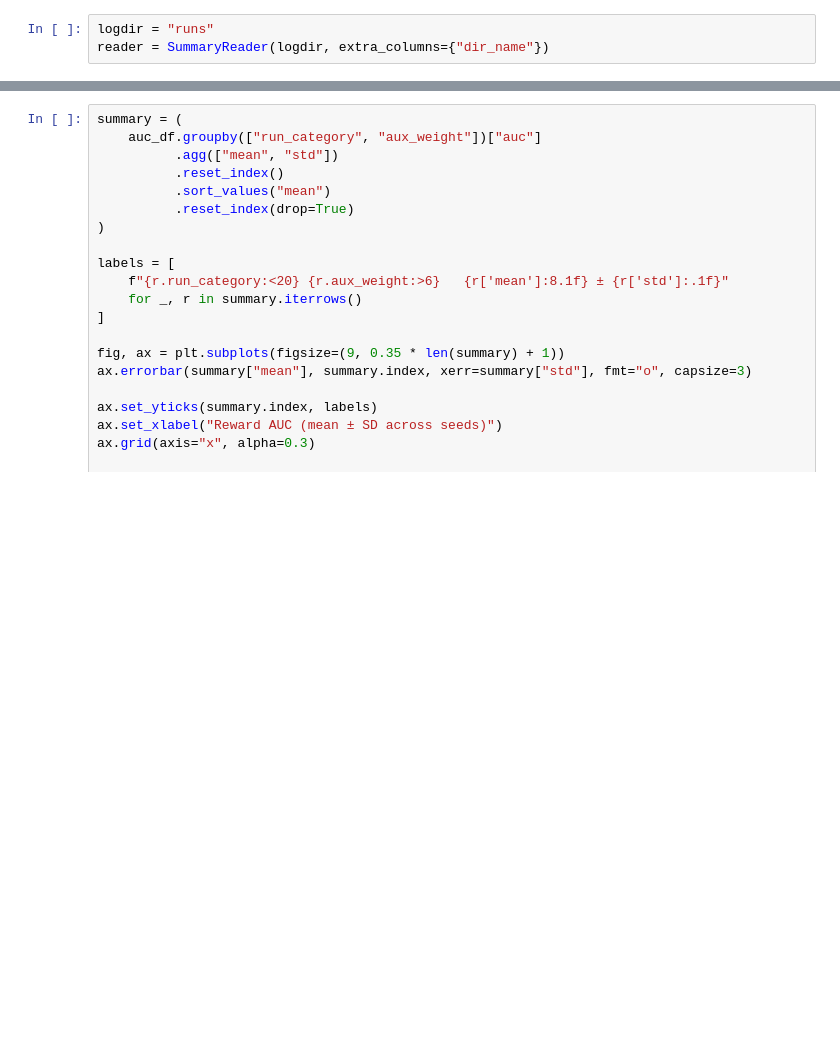
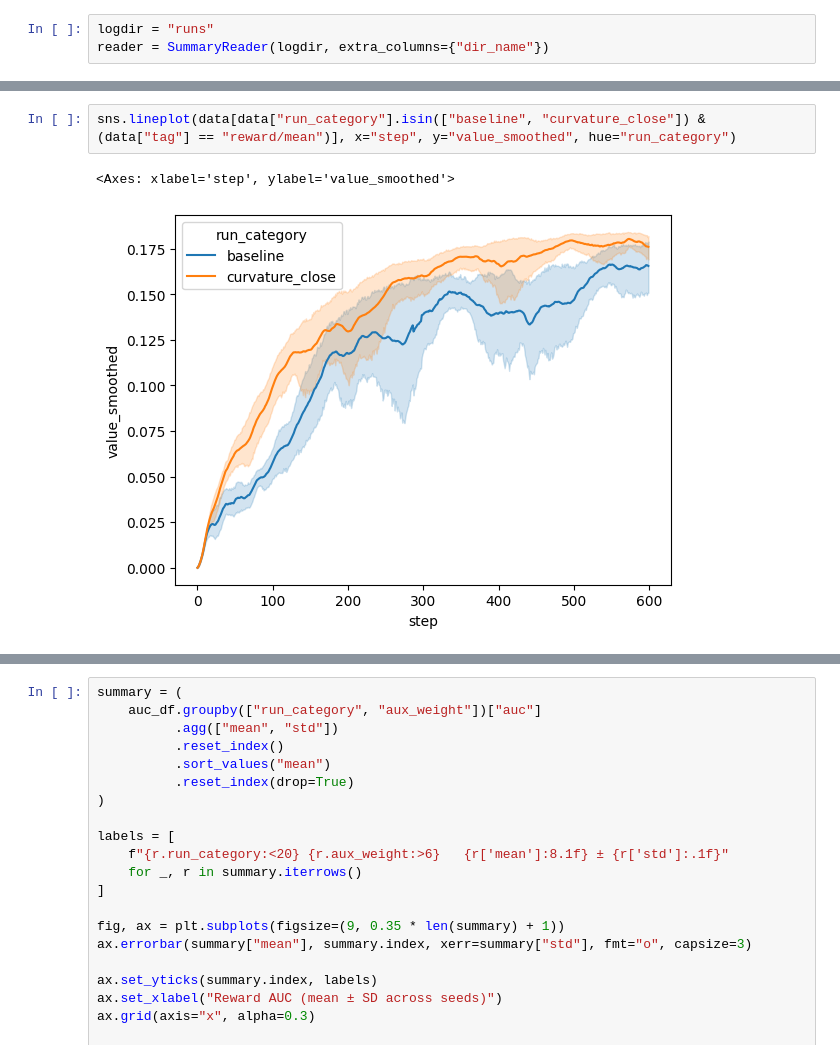
Before and after one commit to jacquesamsel/skripsie, a Jupyter notebook: view_tensorboard.ipynb, the cells around one changed output, grey strips where cells are left out. Cells and saved outputs as stored; diff of their text form; blank space fills up the shorter version.

```diff
--- a/view_tensorboard.ipynb
+++ b/view_tensorboard.ipynb
@@ -65 +76,6 @@ auc_df
 106 rows × 4 columns
+# %%
+sns.lineplot(data[data["run_category"].isin(["baseline", "curvature_close"]) & (data["tag"] == "reward/mean")], x="step", y="value_smoothed", hue="run_category")
+# %% [output]
+<Axes: xlabel='step', ylabel='value_smoothed'>
+[figure, added]
```
Also changed, not shown: parts of 3 cells of this notebook, 2 other files.
